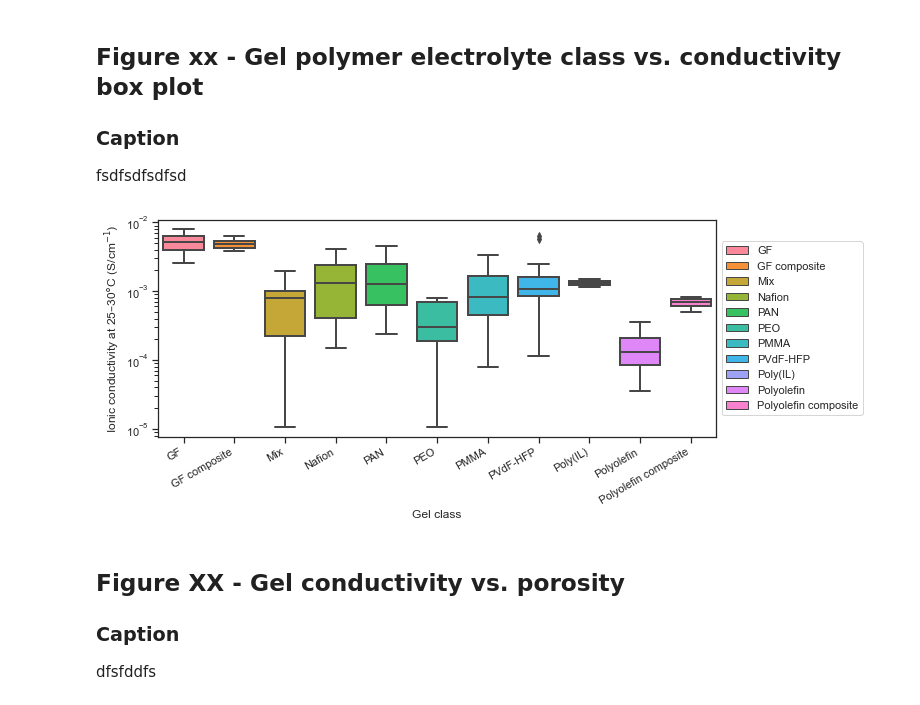
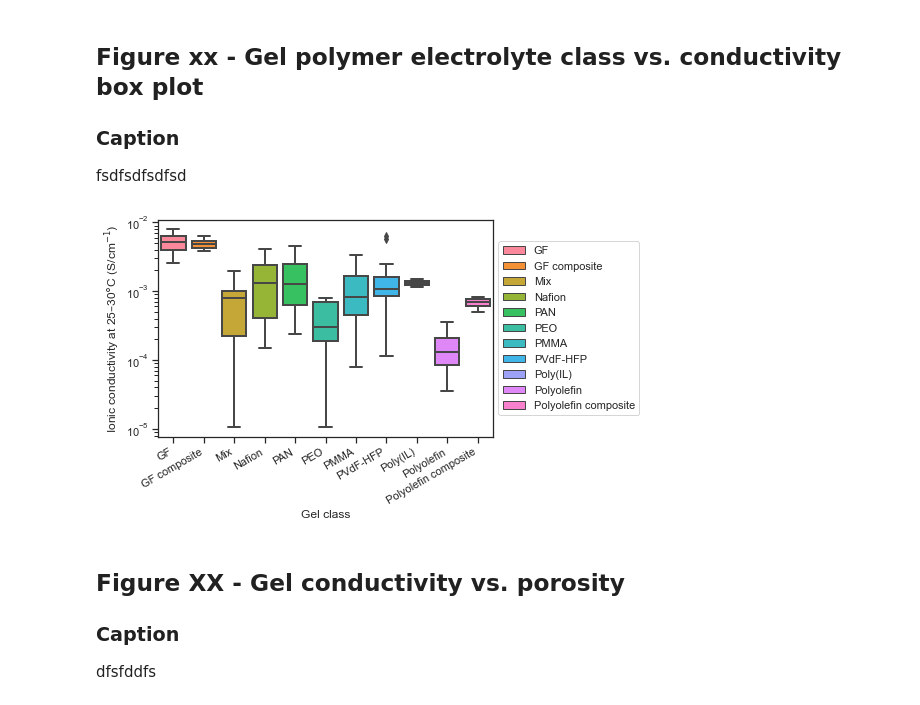
Before and after one commit to jknottUOW/polymer-review-paper, a Jupyter notebook: FIGURES.ipynb, the cells around one changed output. Cells and saved outputs as stored; diff of their text form; code cells hidden in the pictures.

```diff
--- a/FIGURES.ipynb
+++ b/FIGURES.ipynb
@@ -10,7 +10,7 @@ import seaborn as sns
 ### Import data
 # %%
 df_SPE = pd.read_csv(".\DATA\solid-polymer-electrolytes.csv", engine='python')
-df_GPE = pd.read_csv(".\DATA\gel-polymer-electrolytes.csv", engine='python')
+df_GPE = pd.read_csv(".\DATA\gel-polymer-electrolytes.csv")
 # %% [markdown]
 ### Clean and prepare data
 # %%
@@ -89,7 +90,7 @@ sns.set_style("white")
 sns.set_style('ticks')
 sns.set_context("notebook", rc={'axes.grid': True})
 sns.set_palette('Set1')
-plt.figure(figsize=(10, 4))
+
 
 # All classes that do not have more than two independent references are excluded
 df_GPE_box = df_GPE[
@@ -97,34 +98,35 @@ df_GPE_box = df_GPE[
                 (df_GPE['class'] != 'PVP') &
                 (df_GPE['class'] != 'Ceramic-composite')
                 ]
 
 GPE_box = sns.boxplot(
                 x='class',
                 y='conductivity_(20-30)degC',
                 hue='class',
                 data=df_GPE_box,
                 dodge=False,
                 linewidth=2,
                 saturation=1.5,
                 ).set(
     xlabel='Gel class',
     ylabel='Ionic conductivity at 25$\endash$30$\degree$C (S/cm$^{-1}$)',
     yscale='log',
     )
 plt.xticks(
     rotation=30,
     horizontalalignment='right',
     )
 
 plt.legend(loc='center left', bbox_to_anchor=(1, 0.5), ncol=1)
 
 plt.savefig('.\FIGURES\GPE_class-vs-cond_box.svg',
            transparent=False)
 plt.savefig('.\FIGURES\GPE_class-vs-cond_box.png',
            transparent=False,
+           bbox_inches='tight',
            dpi=300)
 # %% [output]
-[figure, old version]
+[figure, new version]
 # %% [markdown]
 ## Figure XX - Gel conductivity vs. porosity
 ### Caption
```
Also changed, not shown: parts of 5 cells of this notebook, 14 other files.
